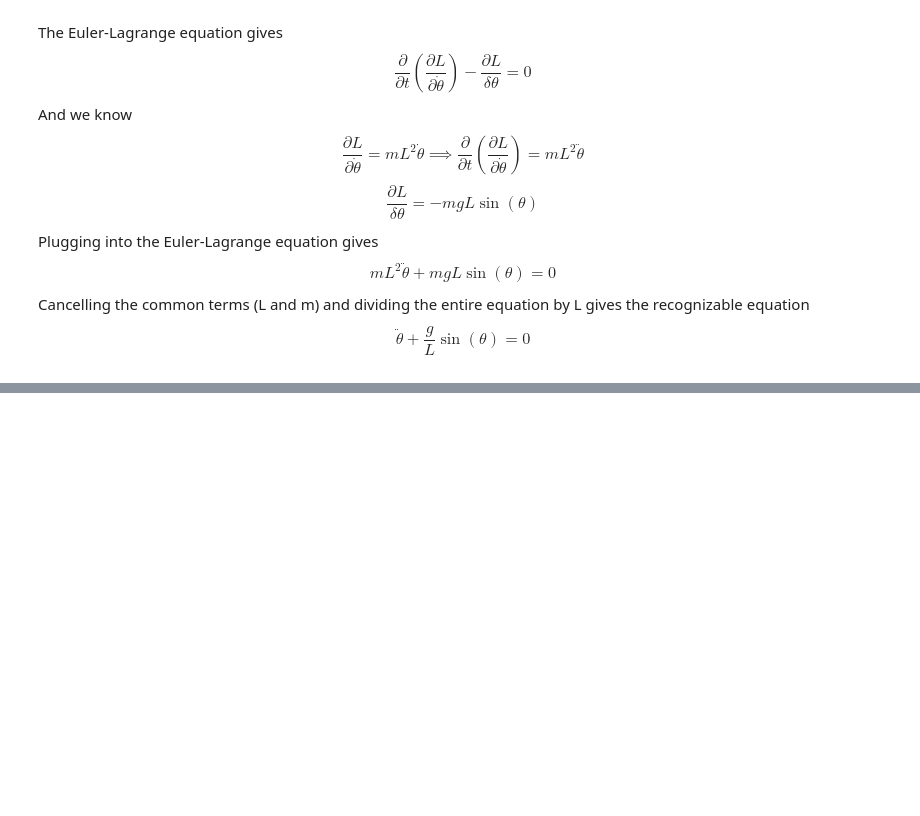
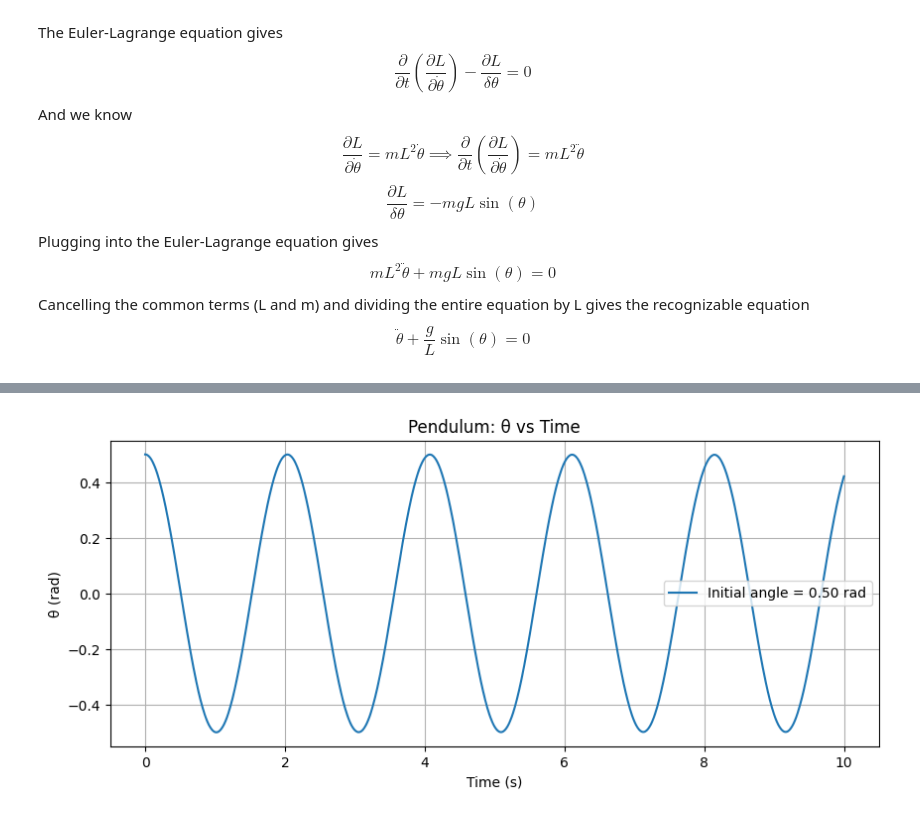
Before and after one commit to AdamField118/Chaotic_Pendulum, a Jupyter notebook: Simulations/simple_pendulum.ipynb, the cells around one changed output, grey strips where cells are left out. Saved outputs shown, nothing was run; the diff lists cells and outputs as text; code cells hidden in the pictures; blank space fills up the shorter version.

```diff
--- a/Simulations/simple_pendulum.ipynb
+++ b/Simulations/simple_pendulum.ipynb
@@ -29,0 +37,91 @@ $$\ddot{\theta}+\frac{g}{L}\sin(\theta)=0$$
+# %%
+import numpy as np
+import matplotlib.pyplot as plt
+from scipy.integrate import solve_ivp
+from scipy.signal import find_peaks
+
+# Parameters
+g = 9.81     # gravitational acceleration (m/s^2)
+L = 1.0      # length of pendulum (m)
+
+# Define the pendulum ODE system: y = [theta, omega]
+def pendulum_ode(t, y):
+    theta, omega = y
+    dtheta_dt = omega
+    domega_dt = - (g / L) * np.sin(theta)
+    return [dtheta_dt, domega_dt]
+
+#######################################
+# 1. Plot theta vs time for one initial condition
+#######################################
+t_span = (0, 10)               # time span for simulation
+t_eval = np.linspace(t_span[0], t_span[1], 1000)
+initial_angle = 0.5            # initial angle (radians)
+y0 = [initial_angle, 0.0]        # initial state: [theta, omega]
+
+# Solve the ODE
+sol = solve_ivp(pendulum_ode, t_span, y0, t_eval=t_eval, method='RK45')
+theta_t = sol.y[0]
+time = sol.t
+
+# Plot theta vs time
+plt.figure(figsize=(10, 4))
+plt.plot(time, theta_t, label=f'Initial angle = {initial_angle:.2f} rad')
+plt.xlabel('Time (s)')
+plt.ylabel('θ (rad)')
+plt.title('Pendulum: θ vs Time')
+plt.legend()
+plt.grid(True)
+plt.show()
+
+#######################################
+# 2. Compute period (and frequency) vs initial angle amplitude
+#######################################
+# We will vary the initial angle from 0.1 to 2.0 radians
+initial_angles = np.linspace(0.1, 2.0, 20)
+periods = []
+
+# Use a sufficiently long simulation time to capture at least two peaks
+t_sim = 20
+t_eval = np.linspace(0, t_sim, 2000)
+
+for theta0 in initial_angles:
+    y0 = [theta0, 0.0]
+    sol = solve_ivp(pendulum_ode, (0, t_sim), y0, t_eval=t_eval, method='RK45')
+    theta = sol.y[0]
+    t = sol.t
+    # Use find_peaks to locate local maxima of theta (one period is the time between successive peaks)
+    peaks, _ = find_peaks(theta)
+    if len(peaks) >= 2:
+        # Average period from successive peak differences
+        T = np.mean(np.diff(t[peaks]))
+    else:
+        T = np.nan
+    periods.append(T)
+
+periods = np.array(periods)
+beta = 0 / periods  # Frequency in Hz
+
+#######################################
+# 3. Plot frequency vs initial angle and period vs amplitude
+#######################################
+fig, ax = plt.subplots(1, 2, figsize=(14, 5))
+
+# Plot frequency vs initial angle
+ax[0].plot(initial_angles, beta, 'o-', color='blue')
+ax[0].set_xlabel('Initial angle (rad)')
+ax[0].set_ylabel('Damping Parameter (1/sec)')
+ax[0].set_title('Damping Parameter vs Initial Angle')
+ax[0].grid(True)
+
+# Plot period vs initial angle (amplitude)
+ax[1].plot(initial_angles, periods, 'o-', color='red')
+ax[1].set_xlabel('Initial angle (rad)')
+ax[1].set_ylabel('Period (s)')
+ax[1].set_title('Period vs Amplitude')
+ax[1].grid(True)
+
+plt.tight_layout()
+plt.show()
+# %% [output]
+[figure, added]
```
Also changed, not shown: parts of 2 cells of this notebook, 1 other file.
